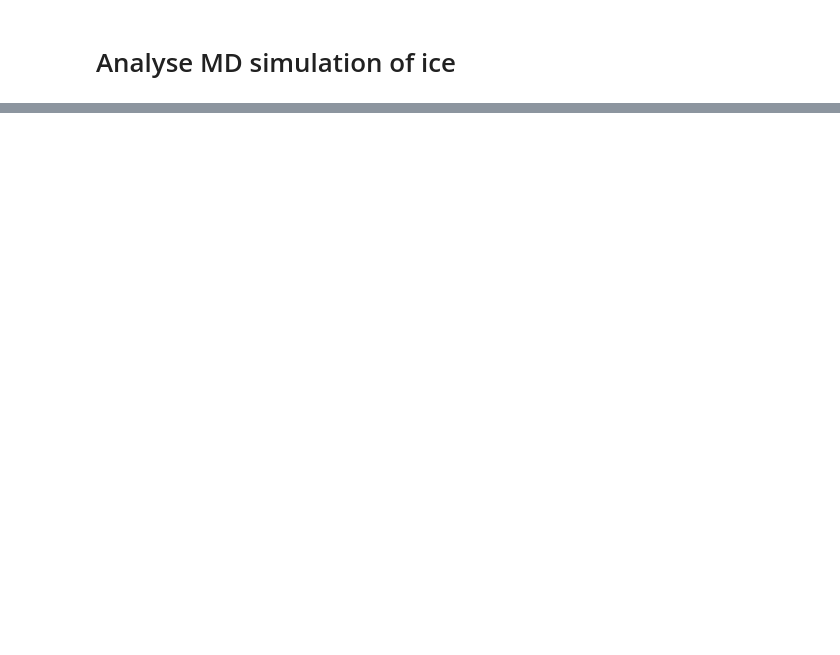
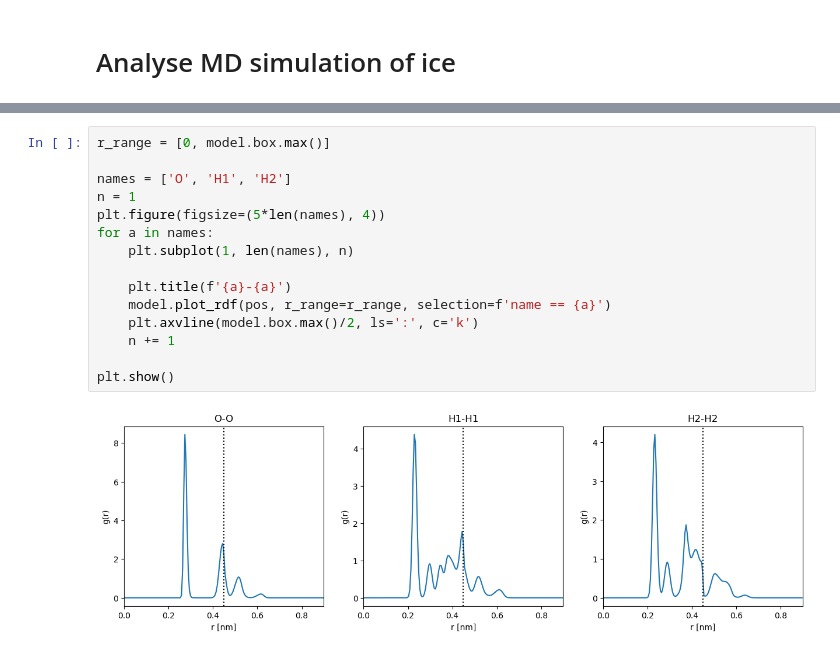
Before and after one commit to noegroup/rigid-flows, a Jupyter notebook: data/water/ice_analysis.ipynb, the cells around one changed output, grey strips where cells are left out. Drawn from its saved outputs; the diff is of its cells as text; blank space fills up the shorter version.

```diff
--- a/data/water/ice_analysis.ipynb
+++ b/data/water/ice_analysis.ipynb
@@ -31,0 +32,17 @@ plot_2Dview(pos[::10], box[::10])
+# %%
+r_range = [0, model.box.max()]
+
+names = ['O', 'H1', 'H2']
+n = 1
+plt.figure(figsize=(5*len(names), 4))
+for a in names:
+    plt.subplot(1, len(names), n)
+
+    plt.title(f'{a}-{a}')
+    model.plot_rdf(pos, r_range=r_range, selection=f'name == {a}')
+    plt.axvline(model.box.max()/2, ls=':', c='k')
+    n += 1
+
+plt.show()
+# %% [output]
+[figure, added]
```
Also changed, not shown: parts of 4 cells of this notebook, 3 other files.
